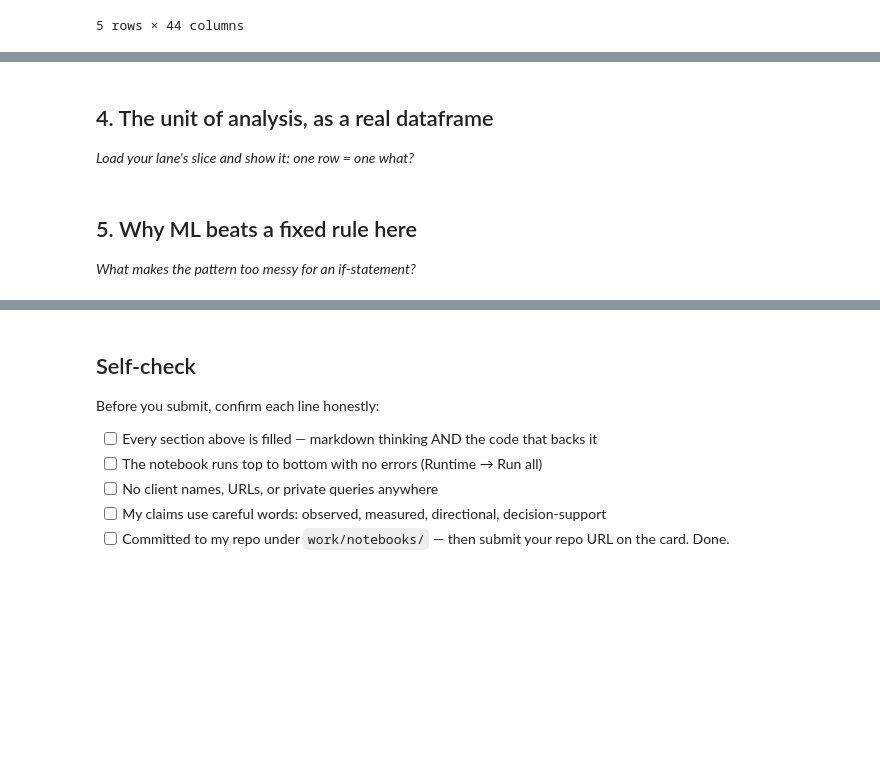
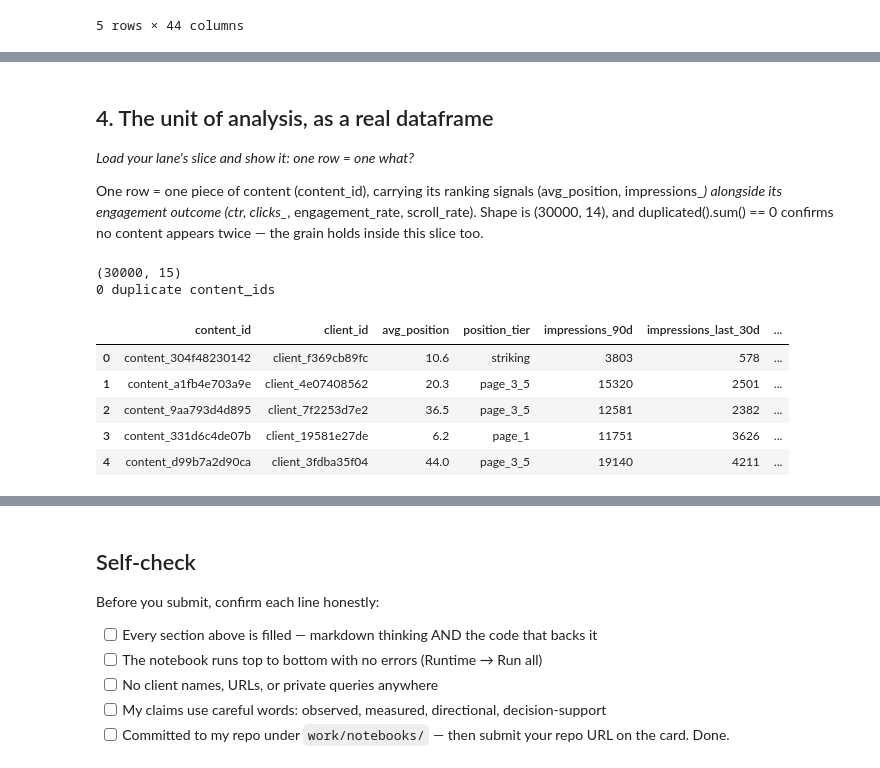
Before and after one commit to SULAIMAN-5-AHMED/FlyRankWeek1, a Jupyter notebook: work/notebooks/w02_ml_task_framing.ipynb, the cells around one changed output, grey strips where cells are left out. Saved outputs shown, nothing was run; the diff lists cells and outputs as text; code cells hidden in the pictures; blank space fills up the shorter version.

```diff
--- a/work/notebooks/w02_ml_task_framing.ipynb
+++ b/work/notebooks/w02_ml_task_framing.ipynb
@@ -66,10 +95,30 @@ df_filtered.head()
 ## 4. The unit of analysis, as a real dataframe
 
 *Load your lane's slice and show it: one row = one what?*
+
+One row = one piece of content (content_id), carrying its ranking signals (avg_position, impressions_*) alongside its engagement outcome (ctr, clicks_*, engagement_rate, scroll_rate). Shape is (30000, 14), and duplicated().sum() == 0 confirms no content appears twice — the grain holds inside this slice too.
 # %%
 # This cell is for CODE (numbers, a query, a check).
 # Write your text answer in the cell ABOVE this one — typing sentences here breaks Run All.
+lane_cols = [
+    'content_id', 'client_id',
+    'avg_position', 'position_tier',
+    'impressions_90d', 'impressions_last_30d', 'impressions_prev_30d', 'impression_tier',
+    'ctr', 'clicks_90d', 'clicks_last_30d', 'clicks_prev_30d',
+    'engagement_rate', 'scroll_rate', 'engaged_sessions_90d'
+]
+
+lane_df = df[lane_cols]
+
+print(lane_df.shape)
+print(lane_df['content_id'].duplicated().sum(), 'duplicate content_ids')  # confirms grain
+lane_df.head()
+# %% [output]
+(30000, 15)
+0 duplicate content_ids
+|  | content_id | client_id | avg_position | position_tier | impressions_90d | impressions_last_30d | ... |
+| 0 | content_304f48230142 | client_f369cb89fc | 10.6 | striking | 3803 | 578 | ... |
+| 1 | content_a1fb4e703a9e | client_4e07408562 | 20.3 | page_3_5 | 15320 | 2501 | ... |
+| 2 | content_9aa793d4d895 | client_7f2253d7e2 | 36.5 | page_3_5 | 12581 | 2382 | ... |
+| 3 | content_331d6c4de07b | client_19581e27de | 6.2 | page_1 | 11751 | 3626 | ... |
+| 4 | content_d99b7a2d90ca | client_3fdba35f04 | 44.0 | page_3_5 | 19140 | 4211 | ... |
-# %% [markdown]
-## 5. Why ML beats a fixed rule here
-
-*What makes the pattern too messy for an if-statement?*
```
Also changed, not shown: parts of 9 cells of this notebook.
